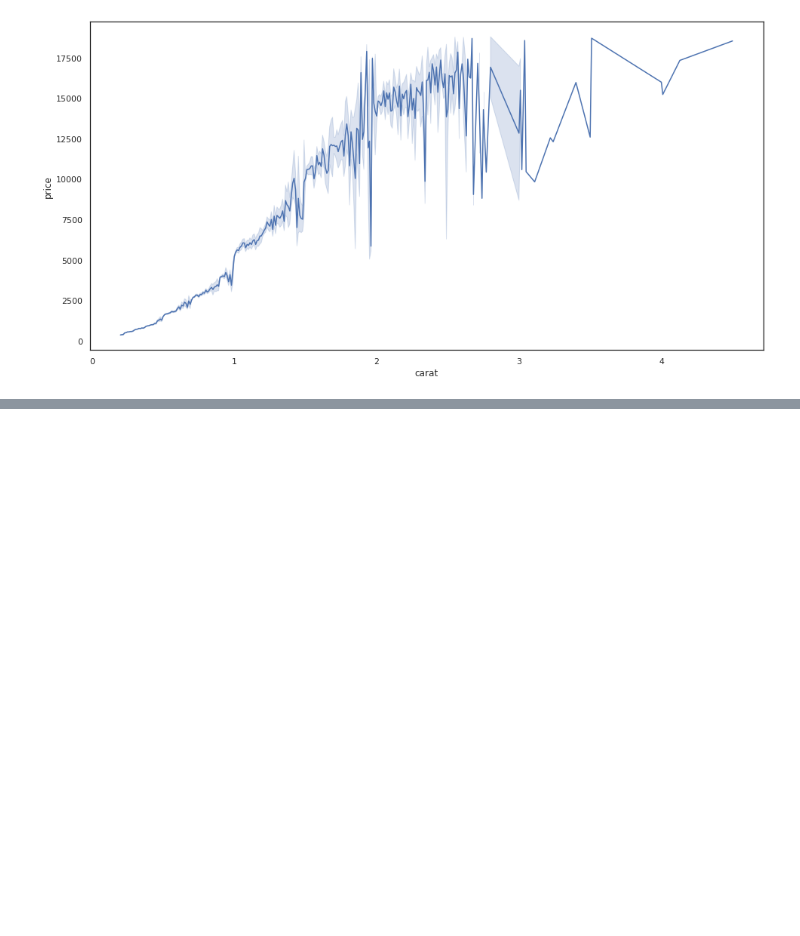
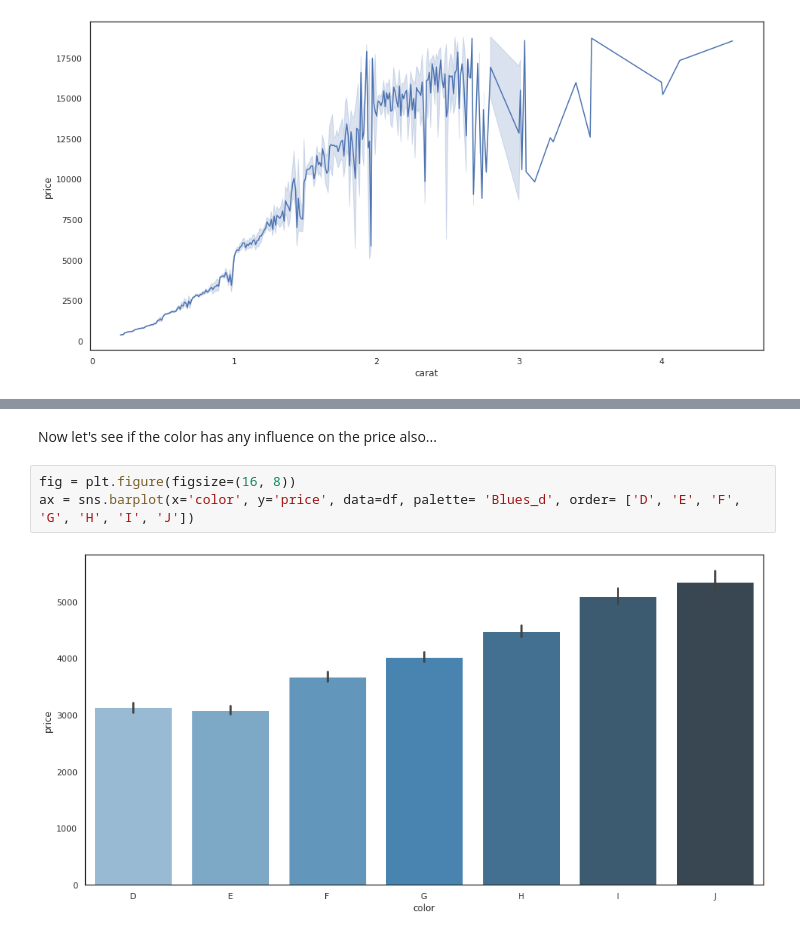
Before and after one commit to EloyGomez-bd/Diamonds-Dataset-Exploration, a Jupyter notebook: notebooks/data_analysis_report.ipynb, the cells around one changed output, grey strips where cells are left out. Cells and saved outputs as stored; diff of their text form; blank space fills up the shorter version.

```diff
--- a/notebooks/data_analysis_report.ipynb
+++ b/notebooks/data_analysis_report.ipynb
@@ -103,0 +136,7 @@ ax = sns.lineplot(x='carat', y='price', data=df)
+# %% [markdown]
+Now let's see if the color has any influence on the price also...
+# %%
+fig = plt.figure(figsize=(16, 8))
+ax = sns.barplot(x='color', y='price', data=df, palette= 'Blues_d', order= ['D', 'E', 'F', 'G', 'H', 'I', 'J'])
+# %% [output]
+[figure, added]
```
Also changed, not shown: parts of 11 cells of this notebook.
